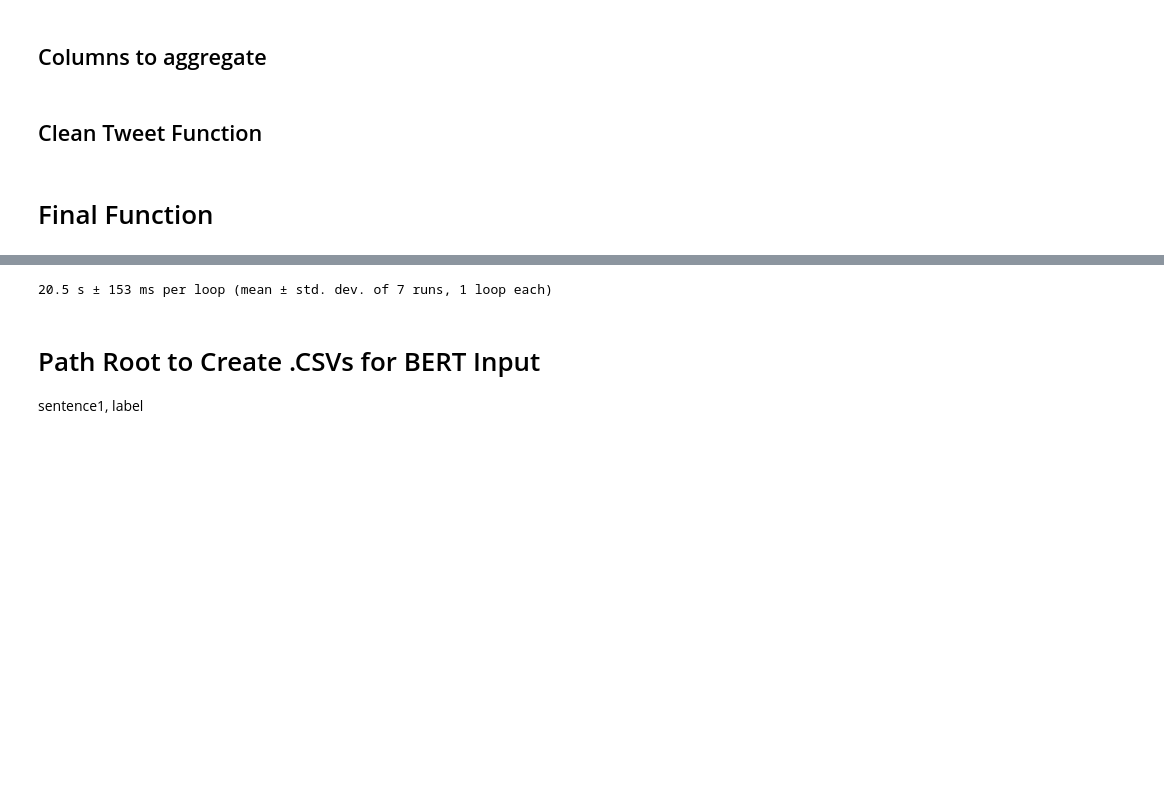
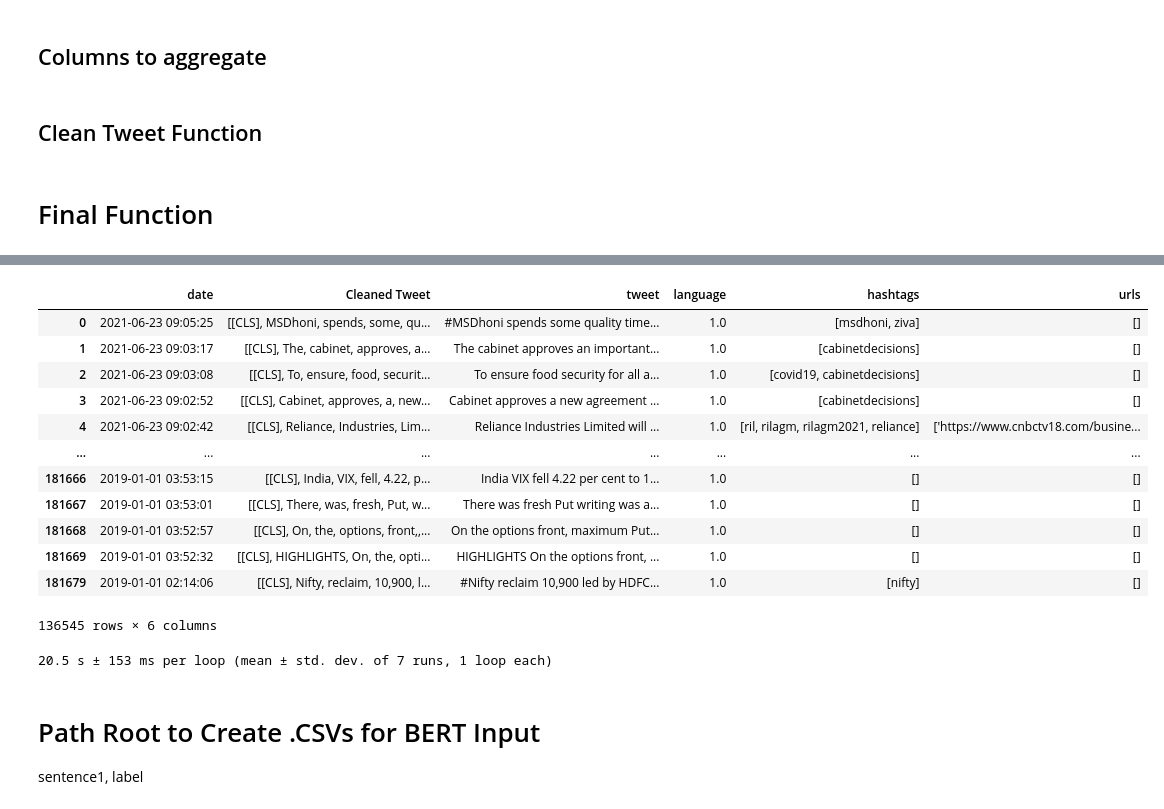
Before and after one commit to m-gaster/Twitter-Conspiracies, a Jupyter notebook: Data Processing/Label AND Clean Tweets for ML (Without Dummies) (Naive).ipynb, the cells around one changed output, grey strips where cells are left out. Cells and saved outputs as stored; diff of their text form; code cells hidden in the pictures; blank space fills up the shorter version.

```diff
--- a/Data Processing/Label AND Clean Tweets for ML (Without Dummies) (Naive).ipynb
+++ b/Data Processing/Label AND Clean Tweets for ML (Without Dummies) (Naive).ipynb
@@ -124,5 +124,8 @@ relevant_columns = [
 ]
 
 datatypes = {'urls':'str', 'tweet':'str', 'language':'float64'}
+
+re_escape_keywords = '|'.join([re.escape(word) for word in keywords])
+re_escape_links = '|'.join([re.escape(link) for link in CT_link_list])
 # %%
 import re
@@ -128,0 +134,10 @@ import re
+# %%
+
+def label_CT_tweets(df):
+
+    return ( df['tweet'].str.contains(re_escape_keywords, case=False) | df['urls'].str.contains(re_escape_links, case=False) | df['hashtags'].apply(hashtag_in_list)).astype(int)
+# %%
+%%cython
+def label_CT_tweets(df):
+
+    return ( df['tweet'].str.contains(re_escape_keywords, case=False) | df['urls'].str.contains(re_escape_links, case=False) | df['hashtags'].apply(hashtag_in_list)).astype(int)
@@ -142,9 +175,11 @@ def add_CT_dummies(READ_PATH_ROOT, DF_SAVE_PATH_ROOT, BERT_INPUT_SAVE_PATH_ROOT,
 
     df.query('language == 1', inplace=True)
 
+    df = df[df['tweet'].str.split().map(len) > 2]
+
     df.insert(loc=1, column='Cleaned Tweet', value=df['tweet'].apply(clean_tweet))
 
-    df = df[ df['Cleaned Tweet'].map(len) > 4 ] #only keep tweets with more than 4 words
+#     df = df[ df['Cleaned Tweet'].map(len) > 4 ] #only keep tweets with more than 4 words
 
 #         del df['Unnamed: 0']
 
@@ -160,8 +195,7 @@ def add_CT_dummies(READ_PATH_ROOT, DF_SAVE_PATH_ROOT, BERT_INPUT_SAVE_PATH_ROOT,
 #     for keyword in keywords:
 #         df[f'Keyword - {keyword}'] = df['tweet'].str.contains(keyword, case=False).astype(int)
 
-    df.insert(loc=0, column='CT Tweet (Dummy)',
-              value=(df['tweet'].str.contains('|'.join([re.escape(word) for word in keywords]), case=False)) | (df['urls'].str.contains('|'.join([re.escape(link) for link in CT_link_list]), case=False)) | (df['hashtags'].apply(hashtag_in_list).astype(int)).astype(int))
+    df.insert(loc=0, column='CT Tweet (Dummy)', value=(label_CT_tweets(df)))
 
 
 #     somewhat unrelated - fix broken 'retweet' boolean column
@@ -182,3 +218,5 @@ USER = "570927672"
 # %%
-%timeit add_CT_dummies(READ_PATH_ROOT=TEST_PATH_ROOT, DF_SAVE_PATH_ROOT="0", BERT_INPUT_SAVE_PATH_ROOT="0", USER=USER)
+%%time
+
+add_CT_dummies(READ_PATH_ROOT=TEST_PATH_ROOT, DF_SAVE_PATH_ROOT="0", BERT_INPUT_SAVE_PATH_ROOT="0", USER=USER)
 # %% [output]
@@ -186,3 +224,16 @@ USER = "570927672"
+|  | date | Cleaned Tweet | tweet | language | hashtags | urls |
+| 0 | 2021-06-23 09:05:25 | [[CLS], MSDhoni, spends, some, qu... | #MSDhoni spends some quality time... | 1.0 | [msdhoni, ziva] | [] |
+| 1 | 2021-06-23 09:03:17 | [[CLS], The, cabinet, approves, a... | The cabinet approves an important... | 1.0 | [cabinetdecisions] | [] |
+| 2 | 2021-06-23 09:03:08 | [[CLS], To, ensure, food, securit... | To ensure food security for all a... | 1.0 | [covid19, cabinetdecisions] | [] |
+| 3 | 2021-06-23 09:02:52 | [[CLS], Cabinet, approves, a, new... | Cabinet approves a new agreement ... | 1.0 | [cabinetdecisions] | [] |
+| 4 | 2021-06-23 09:02:42 | [[CLS], Reliance, Industries, Lim... | Reliance Industries Limited will ... | 1.0 | [ril, rilagm, rilagm2021, reliance] | ['https://www.cnbctv18.com/busine... |
+| ... | ... | ... | ... | ... | ... | ... |
+| 181666 | 2019-01-01 03:53:15 | [[CLS], India, VIX, fell, 4.22, p... | India VIX fell 4.22 per cent to 1... | 1.0 | [] | [] |
+| 181667 | 2019-01-01 03:53:01 | [[CLS], There, was, fresh, Put, w... | There was fresh Put writing was a... | 1.0 | [] | [] |
+| 181668 | 2019-01-01 03:52:57 | [[CLS], On, the, options, front,,... | On the options front, maximum Put... | 1.0 | [] | [] |
+| 181669 | 2019-01-01 03:52:32 | [[CLS], HIGHLIGHTS, On, the, opti... | HIGHLIGHTS On the options front, ... | 1.0 | [] | [] |
+| 181679 | 2019-01-01 02:14:06 | [[CLS], Nifty, reclaim, 10,900, l... | #Nifty reclaim 10,900 led by HDFC... | 1.0 | [nifty] | [] |
+136545 rows × 6 columns
 # %%
 %timeit OLD_add_CT_dummies(READ_PATH_ROOT=TEST_PATH_ROOT, DF_SAVE_PATH_ROOT="0", BERT_INPUT_SAVE_PATH_ROOT="0", USER=USER)
 # %% [output]
```
Also changed, not shown: parts of 4 cells of this notebook.
